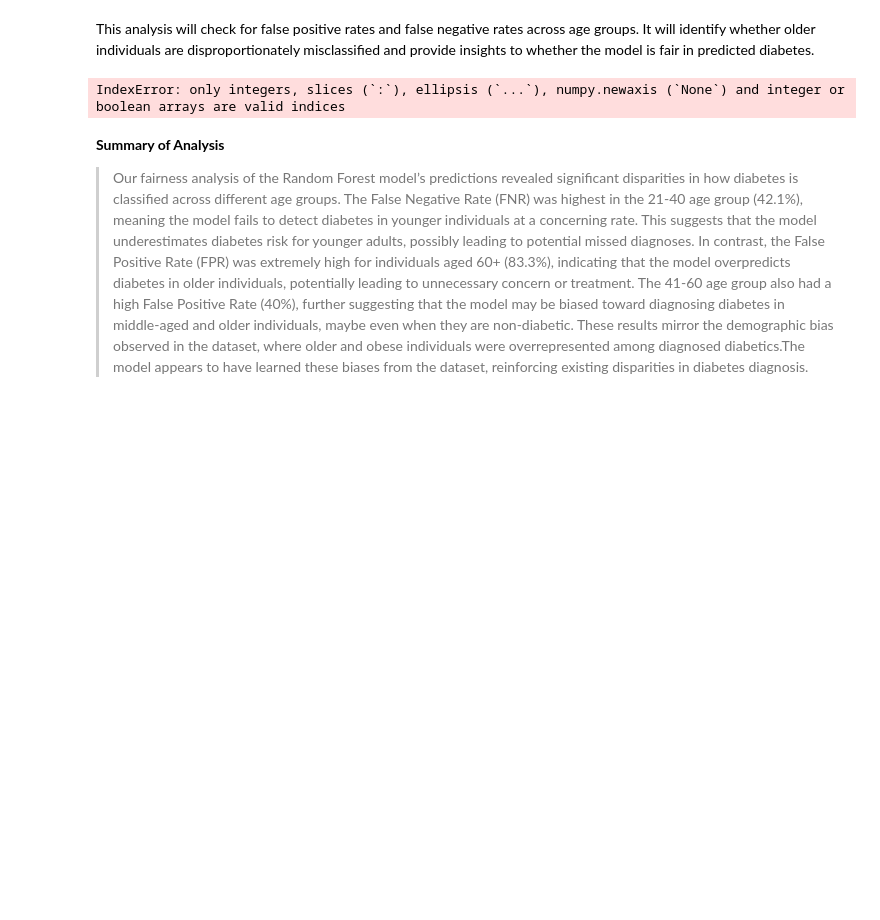
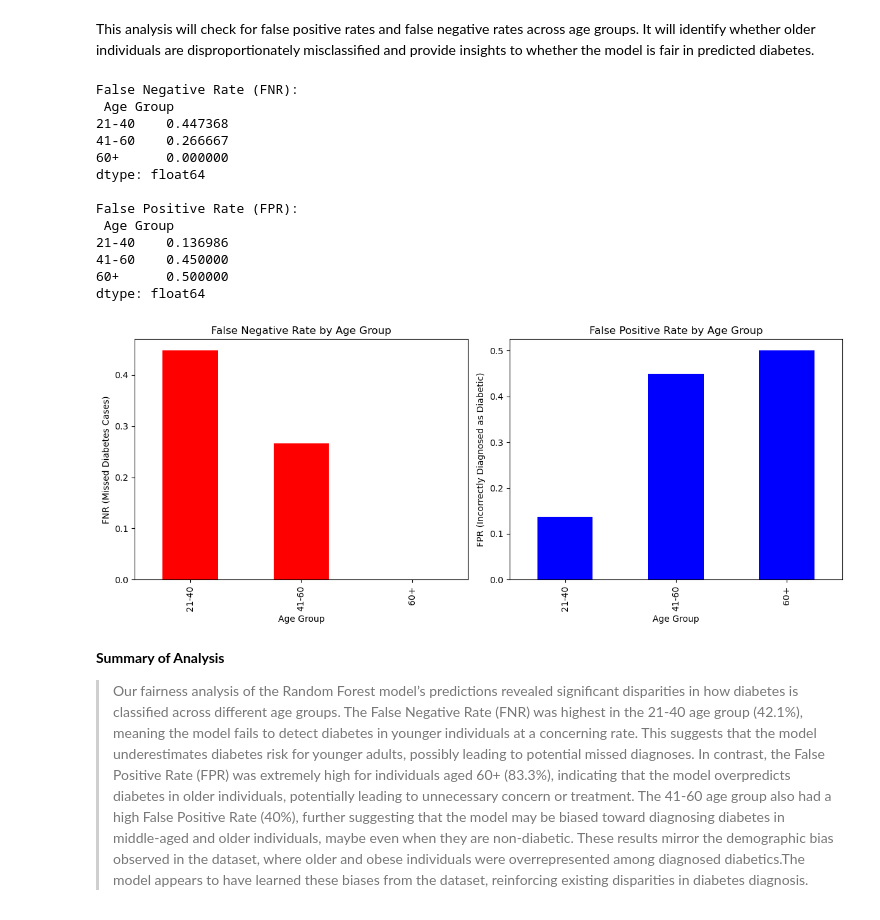
Before and after one commit to ASMach/CSCI-E184-PSET4, a Jupyter notebook: Diabetes Analysis.ipynb, the cells around one changed output. Saved outputs shown, nothing was run; the diff lists cells and outputs as text; code cells hidden in the pictures; blank space fills up the shorter version.

```diff
--- a/Diabetes Analysis.ipynb
+++ b/Diabetes Analysis.ipynb
@@ -385,12 +385,12 @@ Our accuracy score shows significant room for improvement in the real world, alt
 # Fairness in Model Predictions: Algorithmic bias Assessment
 # %% [markdown]
 This analysis will check for false positive rates and false negative rates across age groups. It will identify whether older individuals are disproportionately misclassified and provide insights to whether the model is fair in predicted diabetes.
+# %%
+# Get model predictions (Random Forest)
+rf_preds = randomForest.predict(X)
 # %%
-# Get model predictions (Random Forest)
-rf_preds = model.predict(X_test)
-
 # Create a dataframe with actual and predicted values
-df_test = X_test.copy()
+df_test = X.copy()
 df_test['Actual Outcome'] = y_test
 df_test['Predicted Outcome'] = rf_preds
 
@@ -405,34 +405,47 @@ false_positives = df_test[(df_test['Actual Outcome'] == 0) & (df_test['Predicted
 total_positives = df_test[df_test['Actual Outcome'] == 1].groupby('Age Group', observed=True).size()
 total_negatives = df_test[df_test['Actual Outcome'] == 0].groupby('Age Group', observed=True).size()
 
 # Compute False Negative Rate (FNR) & False Positive Rate (FPR)
 fnr = (false_negatives / total_positives).fillna(0)  # Fill NaN values with 0 for divisions by zero
 fpr = (false_positives / total_negatives).fillna(0)
 
 # Display results
 print("\nFalse Negative Rate (FNR):\n", fnr)
 print("\nFalse Positive Rate (FPR):\n", fpr)
 
 # Visualize fairness metrics
 import matplotlib.pyplot as plt
 
 # Bar plot for FNR and FPR by Age Group
 fig, ax = plt.subplots(1, 2, figsize=(12, 5))
 
 fnr.plot(kind='bar', ax=ax[0], color='red')
 ax[0].set_title("False Negative Rate by Age Group")
 ax[0].set_ylabel("FNR (Missed Diabetes Cases)")
 ax[0].set_xlabel("Age Group")
 
 fpr.plot(kind='bar', ax=ax[1], color='blue')
 ax[1].set_title("False Positive Rate by Age Group")
 ax[1].set_ylabel("FPR (Incorrectly Diagnosed as Diabetic)")
 ax[1].set_xlabel("Age Group")
 
 plt.tight_layout()
 plt.show()
 # %% [output]
-IndexError: only integers, slices (`:`), ellipsis (`...`), numpy.newaxis (`None`) and integer or boolean arrays are valid indices
+False Negative Rate (FNR):
+ Age Group
+21-40    0.447368
+41-60    0.266667
+60+      0.000000
+dtype: float64
+
+False Positive Rate (FPR):
+ Age Group
+21-40    0.136986
+41-60    0.450000
+60+      0.500000
+dtype: float64
+[figure, added]
 # %% [markdown]
 **Summary of Analysis**
 > Our fairness analysis of the Random Forest model’s predictions revealed significant disparities in how diabetes is classified across different age groups. The False Negative Rate (FNR) was highest in the 21-40 age group (42.1%), meaning the model fails to detect diabetes in younger individuals at a concerning rate.
```
Also changed, not shown: parts of 7 cells of this notebook.
